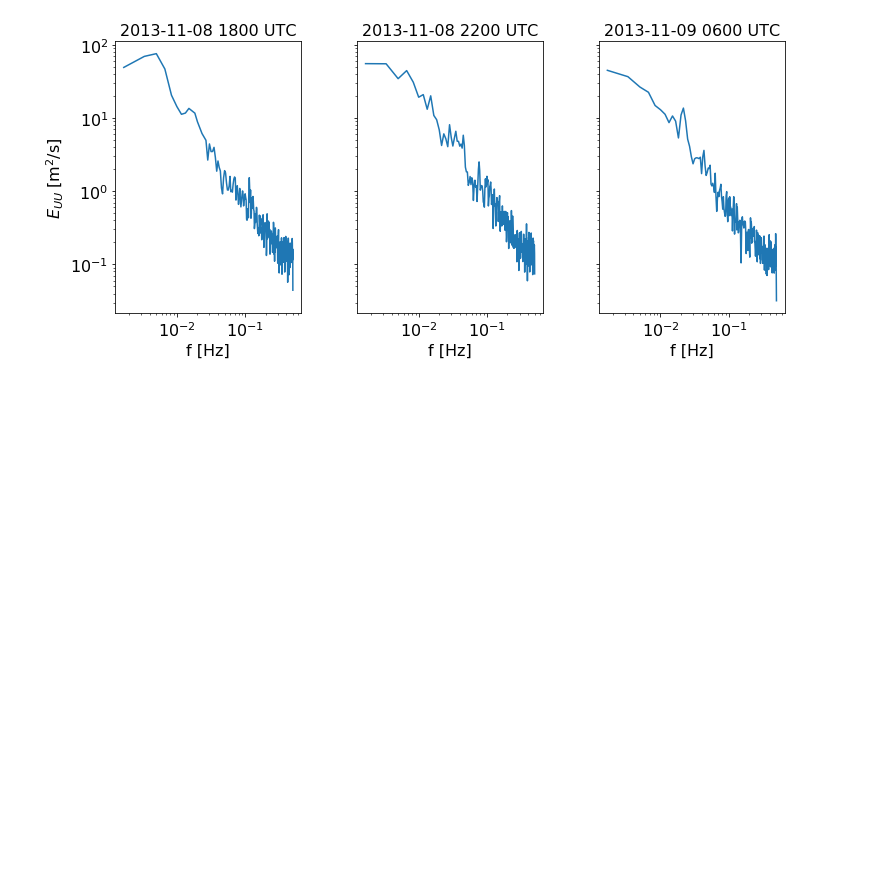
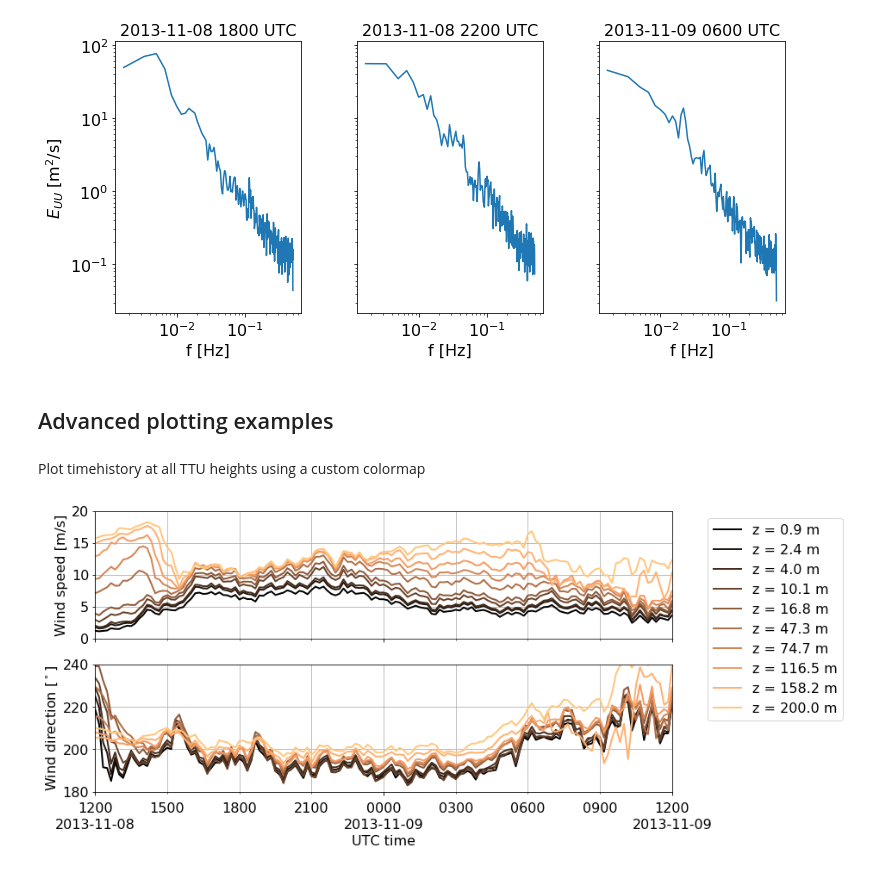
Before and after one commit to a2e-mmc/mmctools, a Jupyter notebook: example_plotting.ipynb, the cells around one changed output. Cells and saved outputs as stored; diff of their text form; code cells hidden in the pictures; blank space fills up the shorter version.

```diff
--- a/example_plotting.ipynb
+++ b/example_plotting.ipynb
@@ -86,3 +81,30 @@ fig,ax = plot_spectrum(df,
                       )
 # %% [output]
 [figure]
+# %% [markdown]
+## Advanced plotting examples
+# %% [markdown]
+Plot timehistory at all TTU heights using a custom colormap
+# %%
+fig,axs = plot_timehistory_at_height(df10,
+                                    fields = ['wspd','wdir'],
+                                    heights = df10.height.unique(),
+                                    # Specify field limits
+                                    fieldlimits={'wspd':(0,20),'wdir':(180,240)},
+                                    # Specify height limits
+                                    timelimits=('2013-11-08 12:00:00','2013-11-09 12:00:00'),
+                                    # Specify colormap
+                                    colormap='copper',
+                                    # Additional keyword arguments to personalize plotting style
+                                    linewidth=2,linestyle='-',marker=None,
+                                   )
+
+#Move xs tick down slightly to avoid overlap with y ticks in ax[1]
+axs[-1].tick_params(axis='x', which='minor', pad=10)
+axs[-1].tick_params(axis='x', which='major', pad=10)
+
+# Adjust xaxis tick locations
+axs[-1].xaxis.set_minor_locator(mpl.dates.HourLocator(byhour=range(24),interval=3))
+axs[-1].xaxis.set_major_locator(mpl.dates.AutoDateLocator(minticks=2,maxticks=3))
+# %% [output]
+[figure, added]
```
Also changed, not shown: parts of 9 cells of this notebook.
